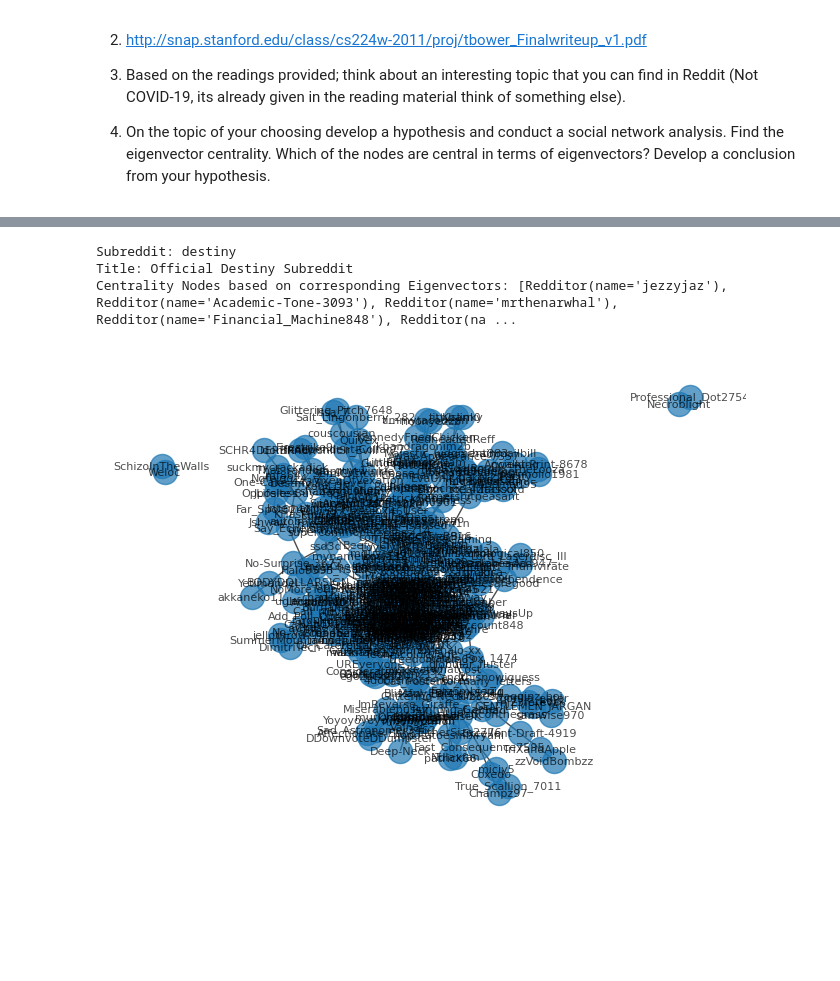
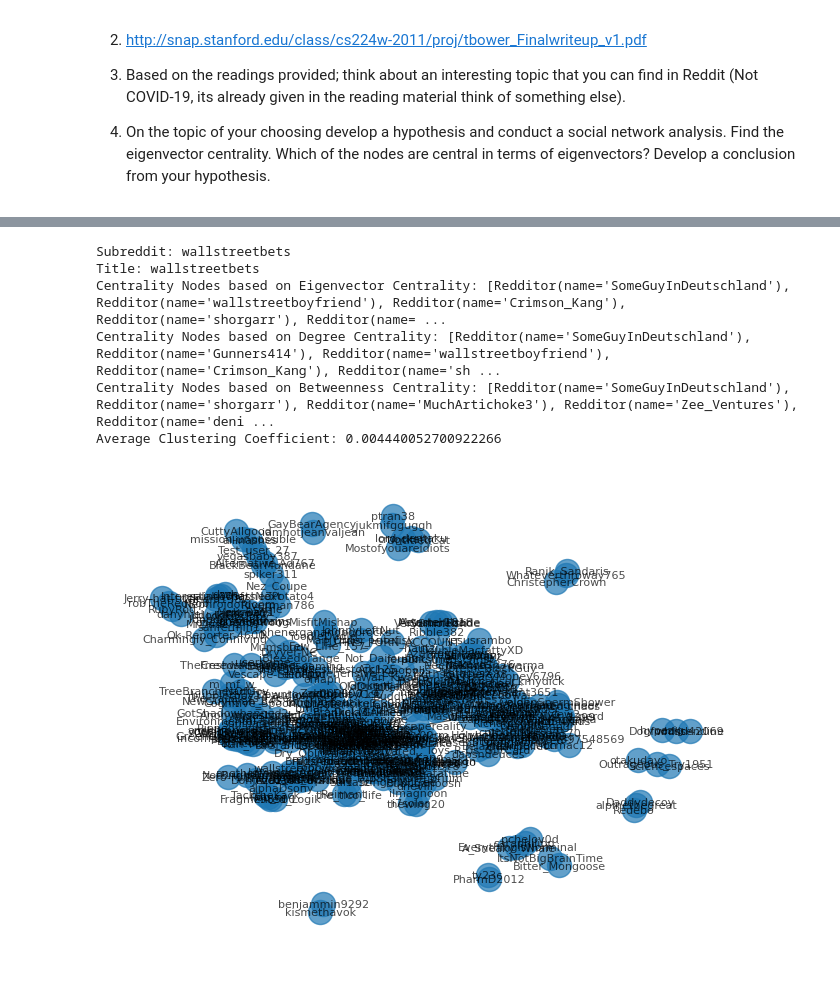
Before and after one commit to sciyon/Linear_Algebra, a Jupyter notebook: Activity Answers/Spectral_Theory.ipynb, the cells around one changed output, grey strips where cells are left out. Drawn from its saved outputs; the diff is of its cells as text; code cells hidden in the pictures; blank space fills up the shorter version.

```diff
--- a/Activity Answers/Spectral_Theory.ipynb
+++ b/Activity Answers/Spectral_Theory.ipynb
@@ -257,9 +242,9 @@ import matplotlib.pyplot as plt
 
 # Create a Reddit instance
 reddit = praw.Reddit(
-    client_id = "u01nV9XriM4AM36RNQ25DA",
-    client_secret = "5sVtNjbuCKG3_Ljl81gDYiiO4EwX1w",
-    user_agent = "Big_Feed3369",
+    client_id="sA2NKfpPKiv5C-mTULjYLA",
+    client_secret="7nvGLEJ2tjJuwsDsnjDk3agD1x3tAw",
+    user_agent="Ball-Away",
 )
 
 def print_subreddit_info(subreddit):
@@ -285,36 +270,56 @@ def create_social_network(post_id):
     return G
 
 def perform_social_network_analysis(social_network):
+    # Eigenvector Centrality
     eigenvector_centrality = nx.eigenvector_centrality(social_network)
     sorted_nodes = sorted(eigenvector_centrality, key=eigenvector_centrality.get, reverse=True)
     top_nodes = sorted_nodes[:5]
-    print("Centrality Nodes based on corresponding Eigenvectors:", top_nodes)
+    print("Centrality Nodes based on Eigenvector Centrality:", top_nodes)
+
+    # Degree Centrality
+    degree_centrality = nx.degree_centrality(social_network)
+    sorted_nodes_degree = sorted(degree_centrality, key=degree_centrality.get, reverse=True)
+    top_nodes_degree = sorted_nodes_degree[:5]
+    print("Centrality Nodes based on Degree Centrality:", top_nodes_degree)
+
+    # Betweenness Centrality
+    betweenness_centrality = nx.betweenness_centrality(social_network)
+    sorted_nodes_betweenness = sorted(betweenness_centrality, key=betweenness_centrality.get, reverse=True)
+    top_nodes_betweenness = sorted_nodes_betweenness[:5]
+    print("Centrality Nodes based on Betweenness Centrality:", top_nodes_betweenness)
+
+    # Clustering Coefficient
+    clustering_coefficient = nx.average_clustering(social_network)
+    print(f"Average Clustering Coefficient: {clustering_coefficient}")
 
 def visualize_network(social_network):
     pos = nx.spring_layout(social_network)  # Set layout algorithm
     nx.draw(social_network, pos, with_labels=True, font_size=8, font_color="black", alpha=0.7)
     plt.show()
 
 # Choose a subreddit
 subreddit_name = "wallstreetbets"
 subreddit = reddit.subreddit(subreddit_name)
 
 # Print subreddit information
 print_subreddit_info(subreddit)
 
 # Get the top post from the subreddit
 post_id = get_top_post_id(subreddit)
 
 # Create social network graph from comments
 social_network = create_social_network(post_id)
 
 # Perform social network analysis
 perform_social_network_analysis(social_network)
 
 # Visualize the network
 visualize_network(social_network)
 # %% [output]
-Subreddit: destiny
-Title: Official Destiny Subreddit
-Centrality Nodes based on corresponding Eigenvectors: [Redditor(name='jezzyjaz'), Redditor(name='Academic-Tone-3093'), Redditor(name='mrthenarwhal'), Redditor(name='Financial_Machine848'), Redditor(na ...
+Subreddit: wallstreetbets
+Title: wallstreetbets
+Centrality Nodes based on Eigenvector Centrality: [Redditor(name='SomeGuyInDeutschland'), Redditor(name='wallstreetboyfriend'), Redditor(name='Crimson_Kang'), Redditor(name='shorgarr'), Redditor(name= ...
+Centrality Nodes based on Degree Centrality: [Redditor(name='SomeGuyInDeutschland'), Redditor(name='Gunners414'), Redditor(name='wallstreetboyfriend'), Redditor(name='Crimson_Kang'), Redditor(name='sh ...
+Centrality Nodes based on Betweenness Centrality: [Redditor(name='SomeGuyInDeutschland'), Redditor(name='shorgarr'), Redditor(name='MuchArtichoke3'), Redditor(name='Zee_Ventures'), Redditor(name='deni ...
+Average Clustering Coefficient: 0.004440052700922266
-[figure, old version]
+[figure, new version]
```
Also changed, not shown: parts of 3 cells of this notebook.
